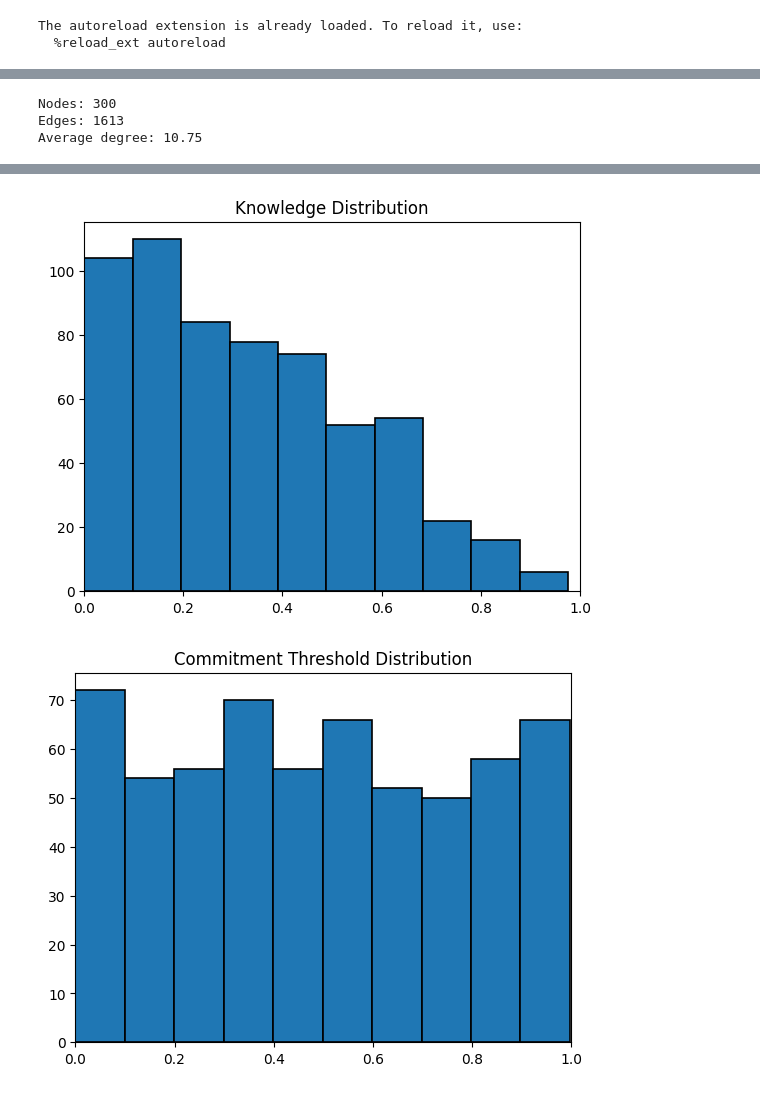
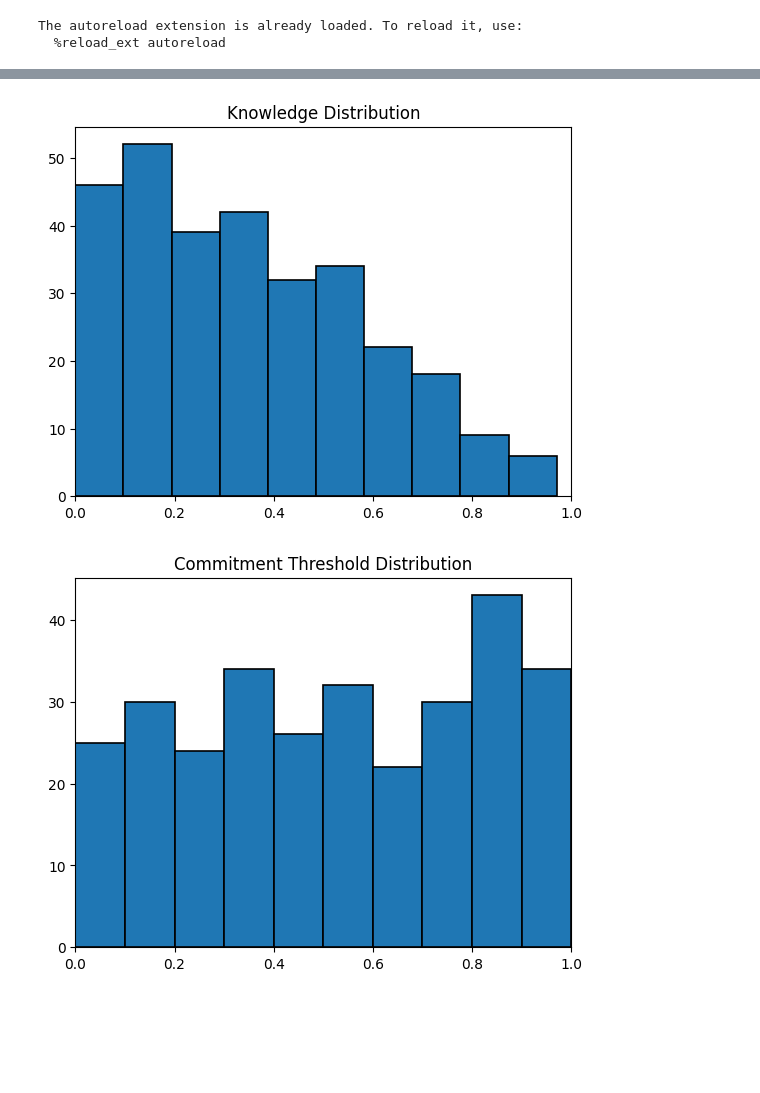
Before and after one commit to kacpermajchrzak/AgentSystem, a Jupyter notebook: main.ipynb, the cells around one changed output, grey strips where cells are left out. Cells and saved outputs as stored; diff of their text form; code cells hidden in the pictures; blank space fills up the shorter version.

```diff
--- a/main.ipynb
+++ b/main.ipynb
@@ -45,6 +45,10 @@ plt.ylabel("Number of Agents")
 plt.grid(True)
 plt.show()
 
+knowledge = []
+commitment_threshold = []
+reputation = []
+
 for agent in model.agents:
     knowledge.append(agent.knowledge)
     commitment_threshold.append(agent.involvement_threshold)
@@ -68,3 +71,0 @@ plt.show()
-Nodes: 300
-Edges: 1613
-Average degree: 10.75
@@ -75,2 +76,2 @@ Average degree: 10.75
-[figure, old version]
+[figure, new version]
-[figure, old version]
+[figure, new version]
```
Also changed, not shown: parts of 1 cell of this notebook, 3 other files.
